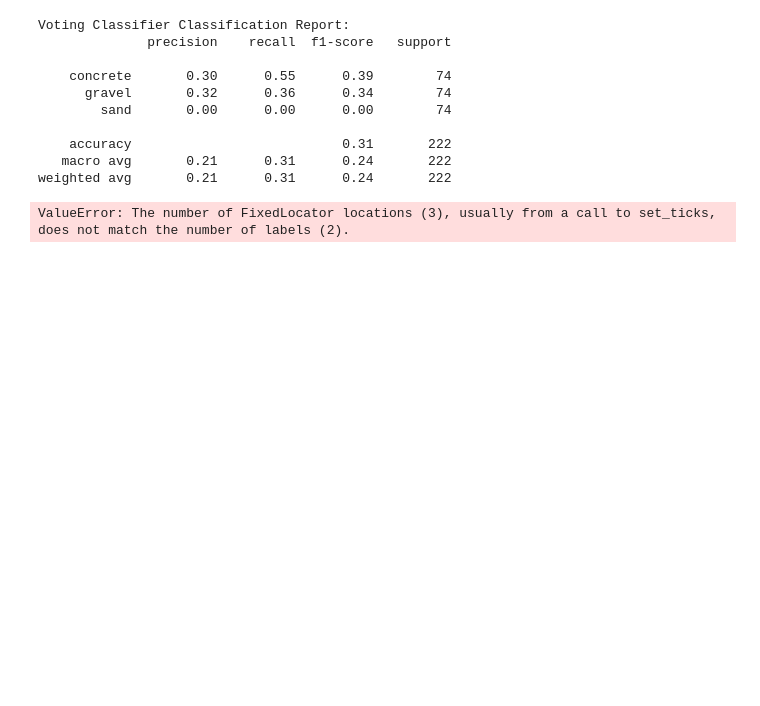
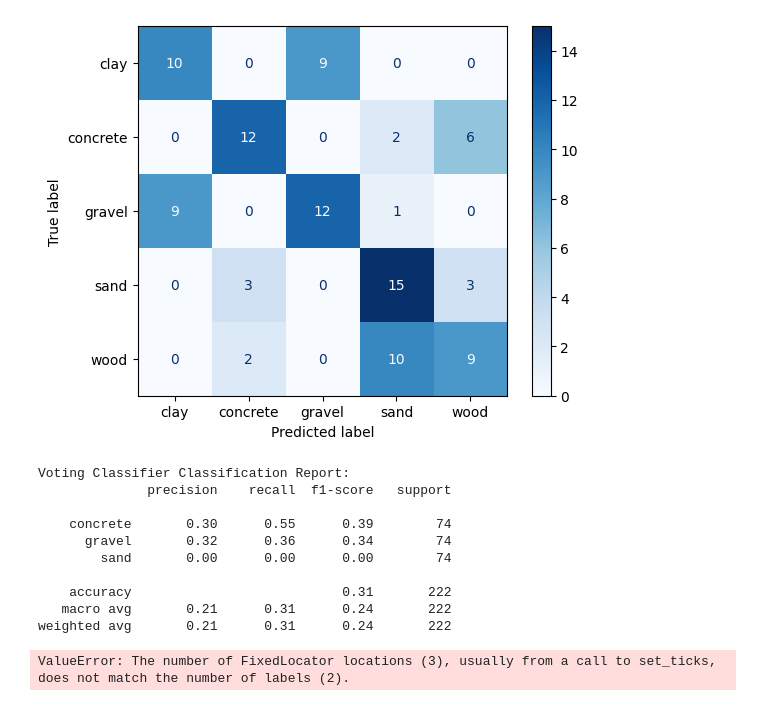
Before and after one commit to brolinA/terrain_property_prediction, a Jupyter notebook: src/training_workbook.ipynb, the cells around one changed output. Cells and saved outputs as stored; diff of their text form; code cells hidden in the pictures; blank space fills up the shorter version.

```diff
--- a/src/training_workbook.ipynb
+++ b/src/training_workbook.ipynb
@@ -431,4 +391,5 @@ weighted avg       0.06      0.16      0.08        55
 # %%
+#Data preprocessing for MLP
 from terrain_classification.wavelet_analysis import WaveletAnalysis
 from terrain_classification.data_augmentation import DataAugmentation
 
@@ -448,8 +409,13 @@ for signal in org_data:
     fft_signal = svm_classifier.data_augmentation.low_pass_filter(signal)
     fft_signals.append(fft_signal)
 
+noise_signals = []
+for signal in org_data:
+    noise_signal = svm_classifier.data_augmentation.add_noise(signal, 0.1)
+    noise_signals.append(noise_signal)
+
 # augmented_ = feature_augmentation(['wavelet'], org_data)
-print(f"lenght: {len(fft_signals[0])}")
+# print(f"lenght: {len(fft_signals[0])}")
 final_feature_matrix = []
 final_labels = []
 
@@ -458,14 +424,17 @@ final_labels = []
 
 # for data_, fft_sig, wav_res, label in zip(org_data, fft_signals, wave_results, org_labels):
     # final_feature_matrix.append(np.hstack((data_.flatten(), fft_sig.flatten())))
-for feature, fft_sig, wav_res, label in zip(org_data, fft_signals, wave_results, org_labels):
-    final_feature_matrix.append(np.hstack((feature.flatten(), fft_sig.flatten(), wav_res.flatten())))
+for feature, fft_sig, wav_res, noi,  label in zip(org_data, fft_signals, wave_results, noise_signals, org_labels):
+    final_feature_matrix.append(np.hstack((feature.flatten(), noi.flatten(), fft_sig.flatten(), wav_res.flatten())))
+    # final_feature_matrix.append(np.hstack((feature.flatten(), fft_sig.flatten())))
     # for aug_typ in aug_types:
     #     augmented_ = feature_augmentation(aug_typ, data)
     final_labels.append(label)
 
 final_feature_matrix = np.array(final_feature_matrix)
 final_labels = np.array(final_labels)
+
+# final_feature_matrix, final_labels = adjust_same_length(final_feature_matrix, final_labels)
 print(f'feature size: {final_feature_matrix.shape}')
 print(f'label size: {final_labels.shape}')
 # %% [output]
@@ -576,10 +526,15 @@ def convert_labels(labels):
 X = final_feature_matrix
 print(f"X shape: {X.shape}")
 # y = convert_labels(svm_classifier.labels)
-# y = convert_labels(org_labels)
 y = convert_labels(final_labels)
 op_class, label_counts = np.unique(final_labels, return_counts=True)
+# y = convert_labels(org_labels)
+# op_class, label_counts = np.unique(org_labels, return_counts=True)
 print(op_class)
+ul, lc = np.unique(y, return_counts=True)
+for label, count in zip(ul, lc):
+    print(f"Label {label}: {count} samples")
+
 
 # Preprocess
 # scaler = StandardScaler()
@@ -628,15 +583,35 @@ class MLP(nn.Module):
     def forward(self, x):
         return self.net(x)
 
+class FocalLoss(nn.Module):
+    def __init__(self, alpha=0.25, gamma=2.0, reduction='mean'):
+        super(FocalLoss, self).__init__()
+        self.alpha = alpha
+        self.gamma = gamma
+        self.reduction = reduction
+
+    def forward(self, inputs, targets):
+        BCE_loss = nn.CrossEntropyLoss(reduction='none')(inputs, targets)
+        pt = torch.exp(-BCE_loss)
+        F_loss = self.alpha * (1 - pt) ** self.gamma * BCE_loss
+
+        if self.reduction == 'mean':
+            return F_loss.mean()
+        elif self.reduction == 'sum':
+            return F_loss.sum()
+        else:
+            return F_loss
+
 # model = MLP(input_size=X.shape[1])
 # Example usage
 input_size = X.shape[1]
-hidden_layers = [128, 64, 16]  # Three hidden layers
+hidden_layers = [256, 128, 64, 16]  # Three hidden layers
 output_size = len(op_class)
 
 model = MLP(input_size, hidden_layers, output_size)
 # Training setup
 criterion = nn.CrossEntropyLoss()
+# criterion = FocalLoss(alpha=1, gamma=2.0)
 # optimizer = optim.Adam(model.parameters(), lr=0.001)
 optimizer = optim.Adam(model.parameters(), lr=0.001, weight_decay=1e-4)
 scheduler = torch.optim.lr_scheduler.StepLR(optimizer, step_size=50, gamma=0.1)
@@ -652,7 +627,7 @@ for epoch in range(epochs):
     loss.backward()
     optimizer.step()
     scheduler.step()
-    if epoch % 100 == 0:
+    if epoch % 500 == 0:
         print(f"Epoch {epoch}, Loss: {loss.item():.4f}")
 
 # Evaluation
@@ -660,6 +635,7 @@ model.eval()
 with torch.no_grad():
     preds = model(X_test_tensor).argmax(dim=1)
     print(classification_report(y_test_tensor, preds))
+    ConfusionMatrixDisplay.from_predictions(y_test_tensor, preds, display_labels=op_class, cmap='Blues')
     # preds = model(X_validation_tensor).argmax(dim=1)
     # print(classification_report(y_validation_tensor, preds))
 # %% [output]
@@ -683,3 +659,4 @@ weighted avg       0.65      0.65      0.65       103
+[figure, added]
 # %%
 from sklearn.ensemble import VotingClassifier
 
```
Also changed, not shown: parts of 10 cells of this notebook.
